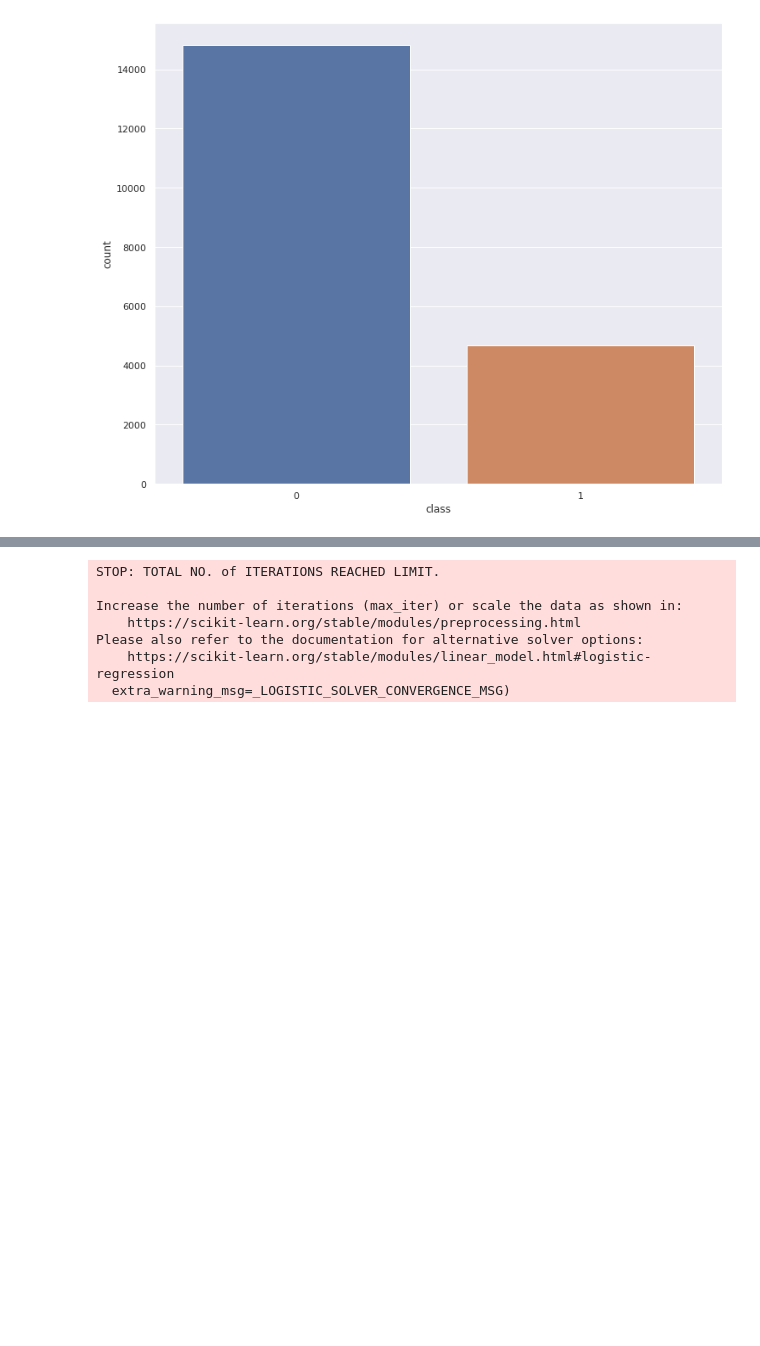
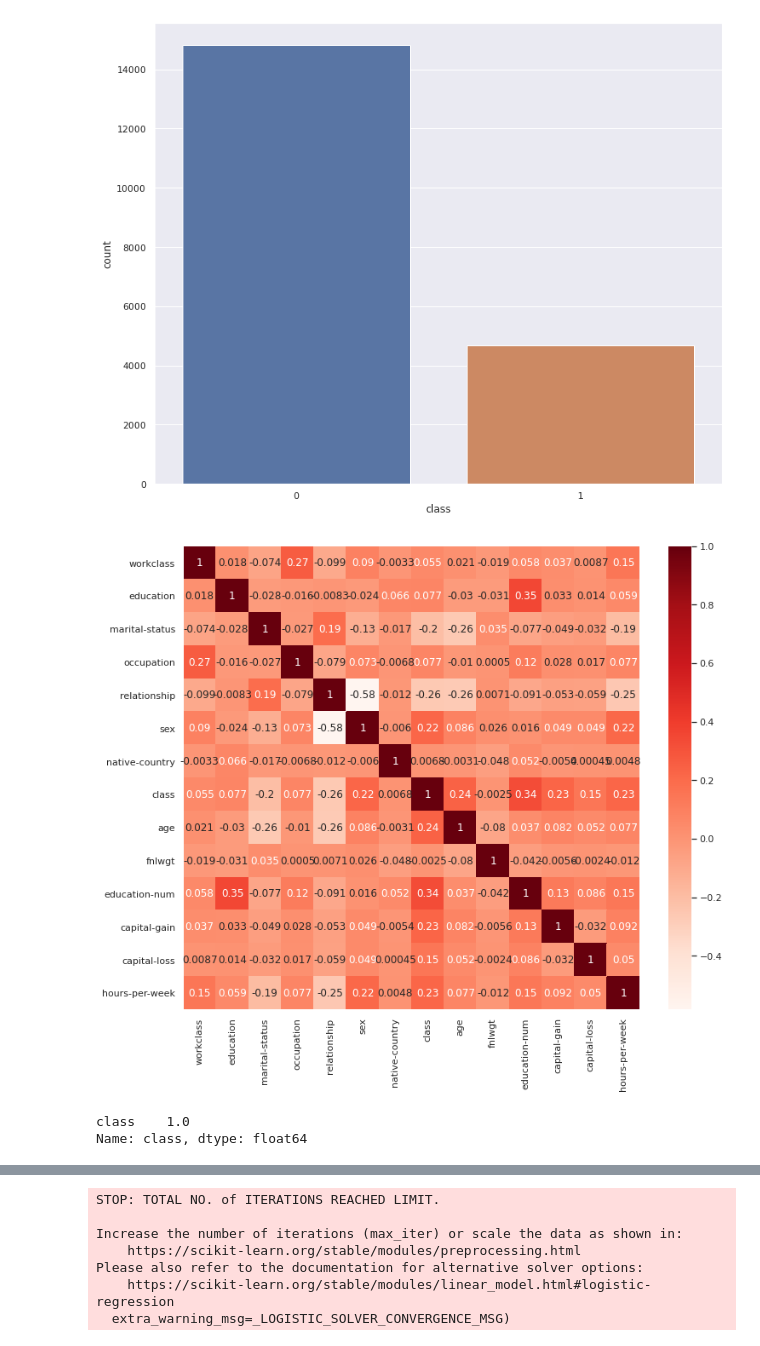
Before and after one commit to kenghweeng/cs5228_sotmethmeth, a Jupyter notebook: leon_refactored.ipynb, the cells around one changed output, grey strips where cells are left out. Drawn from its saved outputs; the diff is of its cells as text; code cells hidden in the pictures; blank space fills up the shorter version.

```diff
--- a/leon_refactored.ipynb
+++ b/leon_refactored.ipynb
@@ -79,6 +71,26 @@ for col in df_val.select_dtypes(['object']).columns:
 
 for col in df_test.select_dtypes(['object']).columns:
     df_test[col] = df_test[col].astype('category')
+# %%
+# Correlation Table
+correlation_df = deepcopy(df_train)
+cat_columns = correlation_df.select_dtypes(['category']).columns
+correlation_df[cat_columns] = df_train[cat_columns].apply(lambda x: x.cat.codes)
+
+cor = correlation_df.corr()
+sb.heatmap(cor, annot=True, cmap=plt.cm.Reds)
+plt.show()
+
+# Correlation with output variable
+cor_target = abs(cor['class'])
+
+# Selecting highly correlated features
+relevant_features = cor_target[cor_target > 0.5]
+print(relevant_features)
+# %% [output]
+[figure, added]
+class    1.0
+Name: class, dtype: float64
 # %%
 ## Categorical Transformations
 cat_columns = df_train.select_dtypes(['category']).columns
```
Also changed, not shown: parts of 13 cells of this notebook.
